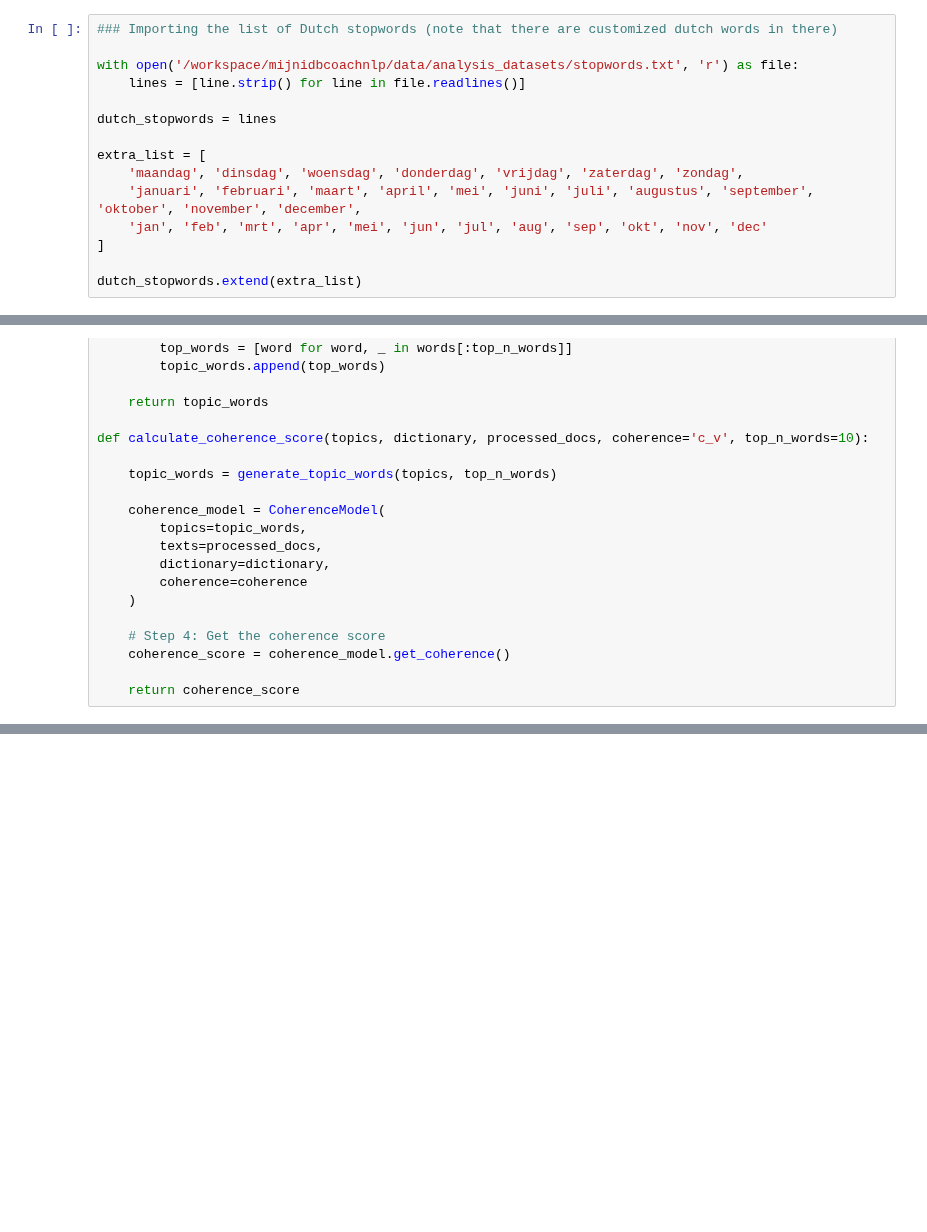
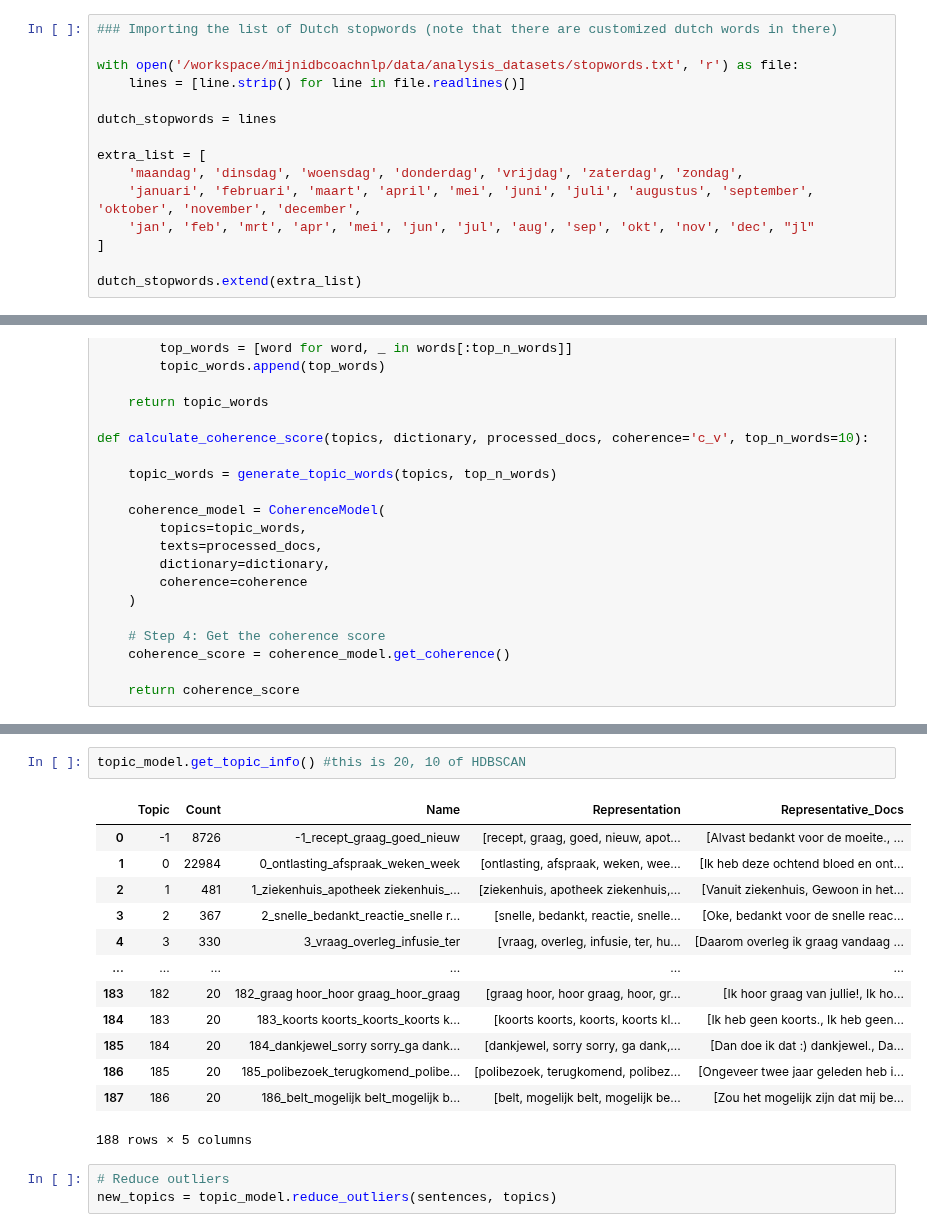
Before and after one commit to MaastrichtU-CDS/MyIBDcoachNLP, a Jupyter notebook: notebooks/analysis_of_sentences/bertje_sentence_analysis_15char_nl.ipynb, the cells around one changed output, grey strips where cells are left out. Cells and saved outputs as stored; diff of their text form; blank space fills up the shorter version.

```diff
--- a/notebooks/analysis_of_sentences/bertje_sentence_analysis_15char_nl.ipynb
+++ b/notebooks/analysis_of_sentences/bertje_sentence_analysis_15char_nl.ipynb
@@ -20,7 +20,7 @@ dutch_stopwords = lines
 extra_list = [
     'maandag', 'dinsdag', 'woensdag', 'donderdag', 'vrijdag', 'zaterdag', 'zondag',
     'januari', 'februari', 'maart', 'april', 'mei', 'juni', 'juli', 'augustus', 'september', 'oktober', 'november', 'december',
-    'jan', 'feb', 'mrt', 'apr', 'mei', 'jun', 'jul', 'aug', 'sep', 'okt', 'nov', 'dec'
+    'jan', 'feb', 'mrt', 'apr', 'mei', 'jun', 'jul', 'aug', 'sep', 'okt', 'nov', 'dec', "jl"
 ]
 
 dutch_stopwords.extend(extra_list)
@@ -455,0 +328,19 @@ cluster_size_df
+# %%
+topic_model.get_topic_info() #this is 20, 10 of HDBSCAN
+# %% [output]
+|  | Topic | Count | Name | Representation | Representative_Docs |
+| 0 | -1 | 8726 | -1_recept_graag_goed_nieuw | [recept, graag, goed, nieuw, apot... | [Alvast bedankt voor de moeite., ... |
+| 1 | 0 | 22984 | 0_ontlasting_afspraak_weken_week | [ontlasting, afspraak, weken, wee... | [Ik heb deze ochtend bloed en ont... |
+| 2 | 1 | 481 | 1_ziekenhuis_apotheek ziekenhuis_... | [ziekenhuis, apotheek ziekenhuis,... | [Vanuit ziekenhuis, Gewoon in het... |
+| 3 | 2 | 367 | 2_snelle_bedankt_reactie_snelle r... | [snelle, bedankt, reactie, snelle... | [Oke, bedankt voor de snelle reac... |
+| 4 | 3 | 330 | 3_vraag_overleg_infusie_ter | [vraag, overleg, infusie, ter, hu... | [Daarom overleg ik graag vandaag ... |
+| ... | ... | ... | ... | ... | ... |
+| 183 | 182 | 20 | 182_graag hoor_hoor graag_hoor_graag | [graag hoor, hoor graag, hoor, gr... | [Ik hoor graag van jullie!, Ik ho... |
+| 184 | 183 | 20 | 183_koorts koorts_koorts_koorts k... | [koorts koorts, koorts, koorts kl... | [Ik heb geen koorts., Ik heb geen... |
+| 185 | 184 | 20 | 184_dankjewel_sorry sorry_ga dank... | [dankjewel, sorry sorry, ga dank,... | [Dan doe ik dat :) dankjewel., Da... |
+| 186 | 185 | 20 | 185_polibezoek_terugkomend_polibe... | [polibezoek, terugkomend, polibez... | [Ongeveer twee jaar geleden heb i... |
+| 187 | 186 | 20 | 186_belt_mogelijk belt_mogelijk b... | [belt, mogelijk belt, mogelijk be... | [Zou het mogelijk zijn dat mij be... |
+188 rows × 5 columns
+# %%
+# Reduce outliers
+new_topics = topic_model.reduce_outliers(sentences, topics)
```
Also changed, not shown: parts of 37 cells of this notebook, 1 other file.
